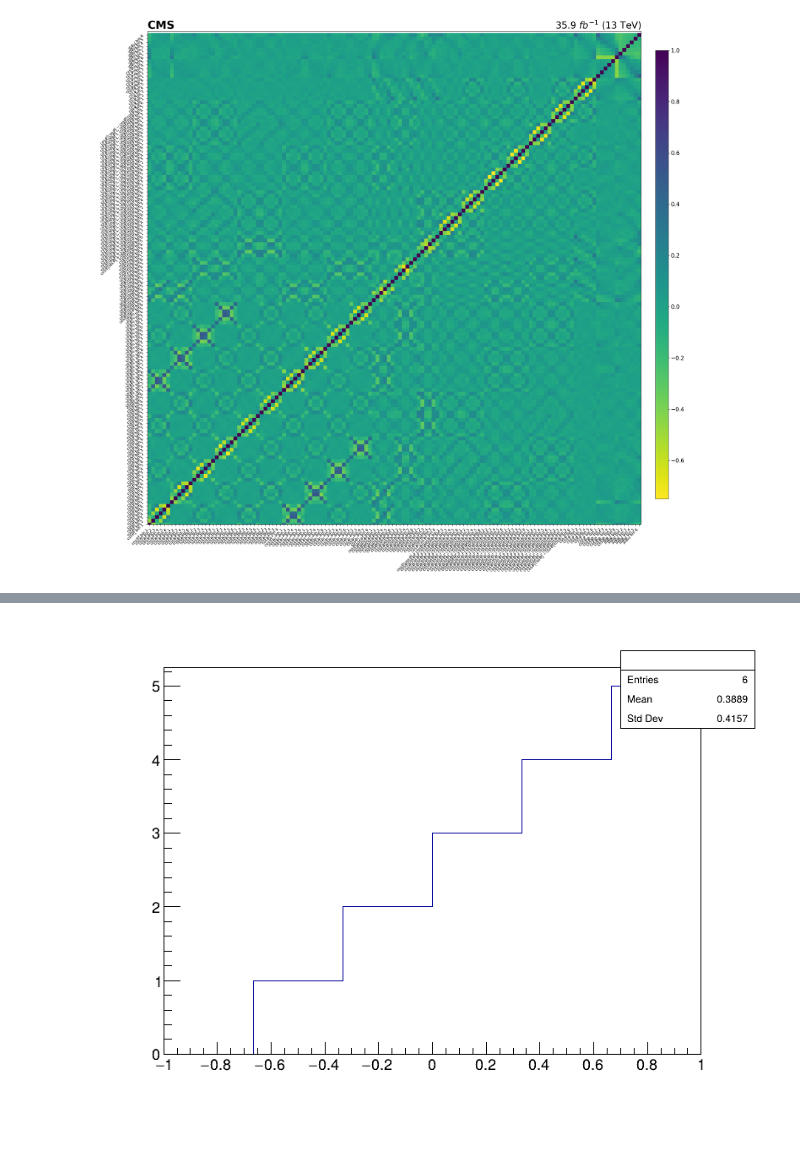
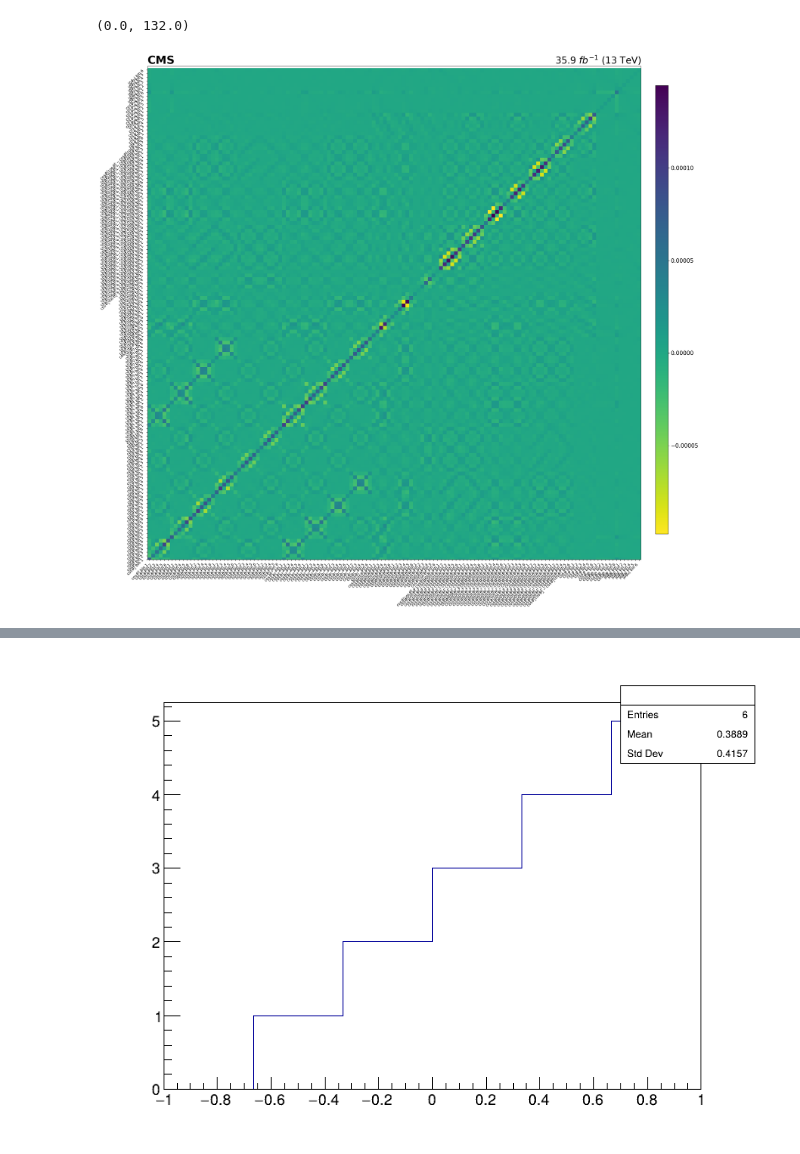
Before and after one commit to holytpk/EFTFitter, a Jupyter notebook: exec/convert_csv_root.ipynb, the cells around one changed output, grey strips where cells are left out. Cells and saved outputs as stored; diff of their text form; code cells hidden in the pictures.

```diff
--- a/exec/convert_csv_root.ipynb
+++ b/exec/convert_csv_root.ipynb
@@ -30,37 +30,33 @@ with open('HEPData-ins1742786-v1-Statistical_covariance_matrix.csv', mode ='r')a
         if not '$' in lines[0] : continue
 
         xy_labels.append(str(lines[0]))
         total_stat_mat_from_hep_data.append(np.double(lines[2]))
 
 xy_labels = np.reshape(xy_labels, (-1, 132));
 
 fig, axs = plt.subplots(1, 1, figsize=(24,24))
 
 total_stat_mat_from_hep_data = np.array(total_stat_mat_from_hep_data)
 total_stat_mat_from_hep_data = np.reshape(total_stat_mat_from_hep_data, (-1, 132))
 #norm_stat = colors.Normalize(vmin=total_stat_mat_from_hep_data.min(), vmax=total_stat_mat_from_hep_data.max())
 
-std_devs = np.sqrt(np.diag(total_stat_mat_from_hep_data))
-inv_std_devs = 1.0 / std_devs
-inv_std_devs_matrix = np.diag(inv_std_devs)
-correlation_matrix = inv_std_devs_matrix @ total_stat_mat_from_hep_data @ inv_std_devs_matrix
-
-im = axs.imshow(correlation_matrix, cmap='viridis_r')
+im = axs.imshow(total_stat_mat_from_hep_data, cmap='viridis_r')
 
 axs.set_title('CMS', fontsize=30, fontweight='bold', loc="left")
 axs.set_title('35.9 $fb^{-1}$ (13 TeV)', fontsize=25, loc="right")
 
 axs.set_xticks(np.arange(0, 132))
 axs.set_xticklabels(xy_labels[0], rotation=45, ha='right')
 
 axs.set_yticks(np.arange(0, 132))
 axs.set_yticklabels(xy_labels[0], rotation=45, ha='right')
 
 #axs.colorbar()
 cbar_ax = fig.add_axes([0.92, 0.15, 0.02, 0.7])  # Adjust the position and size as needed
 cbar = fig.colorbar(im, cax=cbar_ax)
 cbar.ax.tick_params(labelsize=15)
 axs.set_ylim(0, 132)
 #plt.savefig('stat_matrix_from_hep_data.pdf')
 # %% [output]
+(0.0, 132.0)
-[figure, old version]
+[figure, new version]
```
Also changed, not shown: parts of 4 cells of this notebook, 2 other files.
